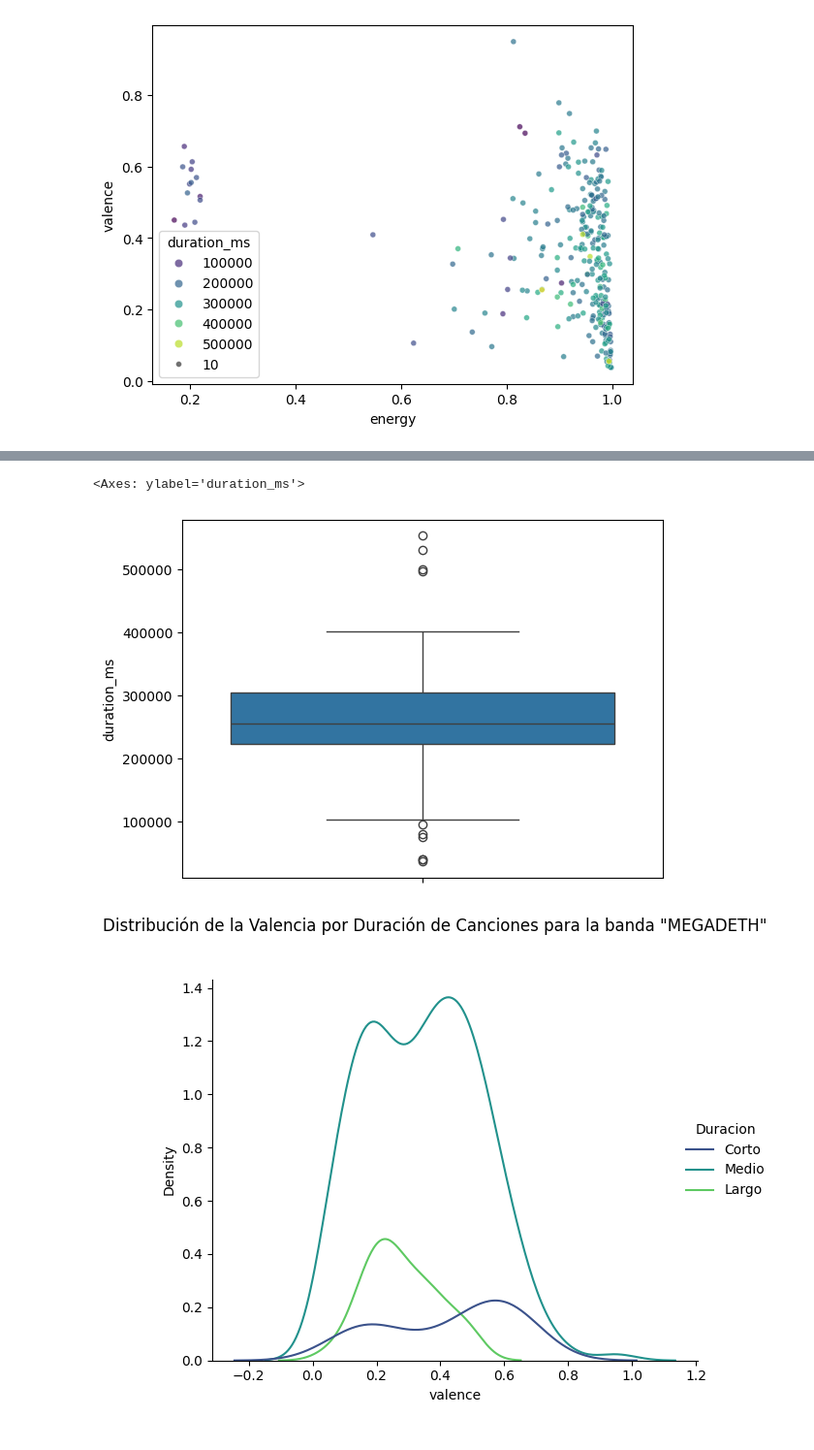
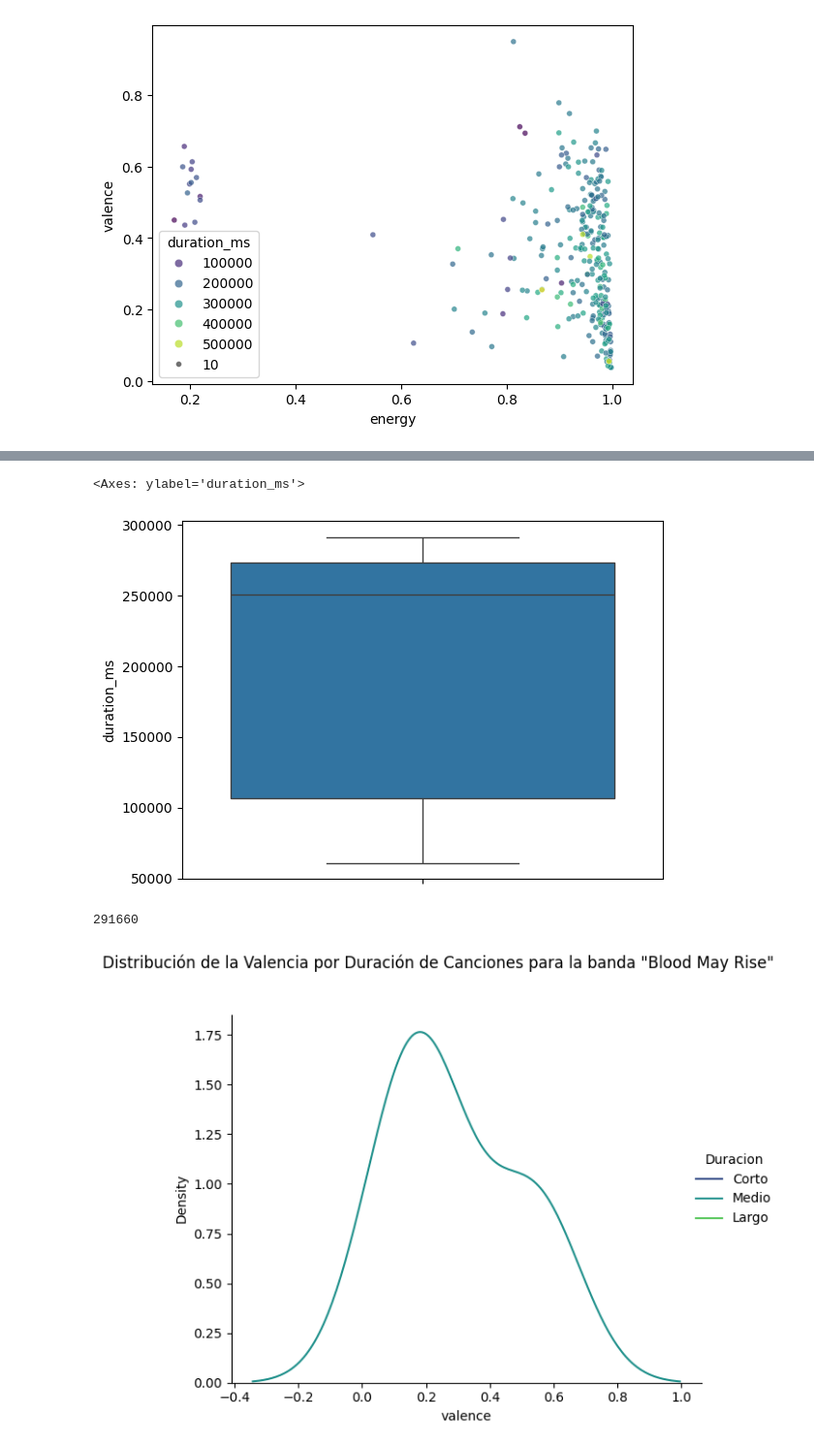
Before and after one commit to chainReactionCol/newRep, a Jupyter notebook: spotifyApiConnection.ipynb, the cells around one changed output, grey strips where cells are left out. Shown at 97% size. Saved outputs shown, nothing was run; the diff lists cells and outputs as text; code cells hidden in the pictures.

```diff
--- a/spotifyApiConnection.ipynb
+++ b/spotifyApiConnection.ipynb
@@ -584,7 +584,7 @@ def get_tracks_from_album_ids(token, album_ids):
 
     return all_tracks
 # %%
-artist_id = '1Yox196W7bzVNZI7RBaPnf'
+artist_id = '4hXQr6dceuzWxBlbLLMCmI'
 album_ids = get_albums_from_artist_id(token, artist_id)
 tracks = get_tracks_from_album_ids(token, album_ids)
 # %%
@@ -763,24 +740,29 @@ sns.displot(data=df_BMR_Features['duration_ms'],kind='kde')
 sns.boxplot(data=df_BMR_Features['duration_ms'])
 # %% [output]
 <Axes: ylabel='duration_ms'>
-[figure, old version]
+[figure, new version]
+# %%
+max_duration = df_BMR_Features['duration_ms'].max()
+max_duration
+# %% [output]
+291660
 # %%
 min_duration = df_BMR_Features['duration_ms'].min()
 max_duration = df_BMR_Features['duration_ms'].max()
 mean_duration=df_BMR_Features['duration_ms'].mean()
 STD=df_BMR_Features['duration_ms'].std()
-bins = [min_duration,mean_duration-STD ,mean_duration+STD, max_duration]  # Ejemplo de límites en milisegundos
+bins = [0,18000 ,360000,600000 ]  # Ejemplo de límites en milisegundos
 labels = ['Corto', 'Medio', 'Largo']
 df_BMR_Features['Duracion'] = pd.cut(df_BMR_Features['duration_ms'], bins=bins, labels=labels)
 # %%
 # Crear un displot con hue basado en las categorías de duración
 g=sns.displot(data=df_BMR_Features, x='valence', hue='Duracion', kind='kde', palette='viridis')
-g.fig.suptitle('Distribución de la Valencia por Duración de Canciones para la banda "MEGADETH"', y=1.03)
+g.fig.suptitle('Distribución de la Valencia por Duración de Canciones para la banda "Blood May Rise"', y=1.03)
 plt.tight_layout()
-plt.savefig('MEGADETH.png')
+plt.savefig('BmR.png')
 plt.show()
 # %% [output]
-[figure, old version]
+[figure, new version]
 # %%
 # Crear un displot con hue basado en las categorías de duración
 g=sns.displot(data=df_BMR_Features, x='valence', hue='time_signature', kind='kde', palette='viridis')
```
Also changed, not shown: parts of 28 cells of this notebook, 3 other files.
